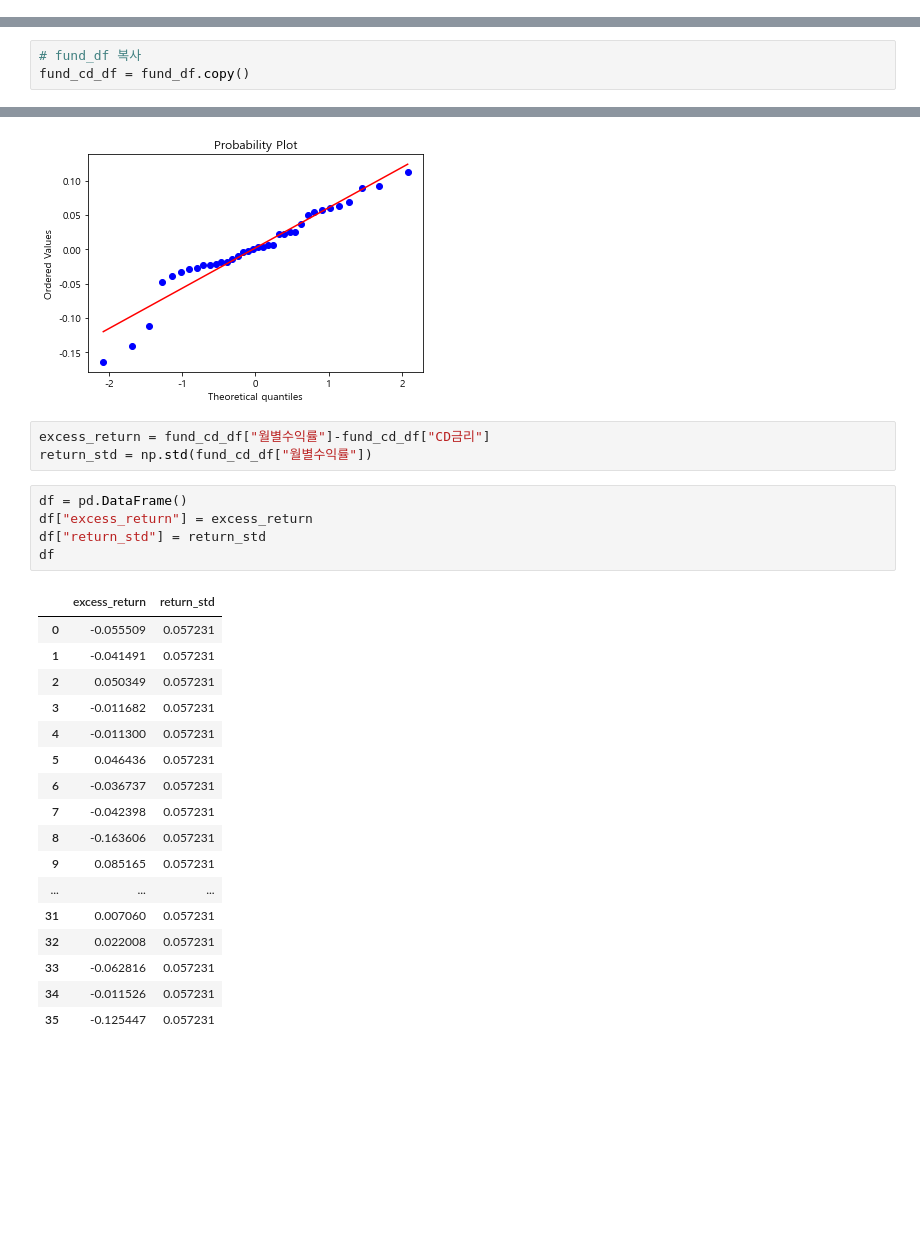
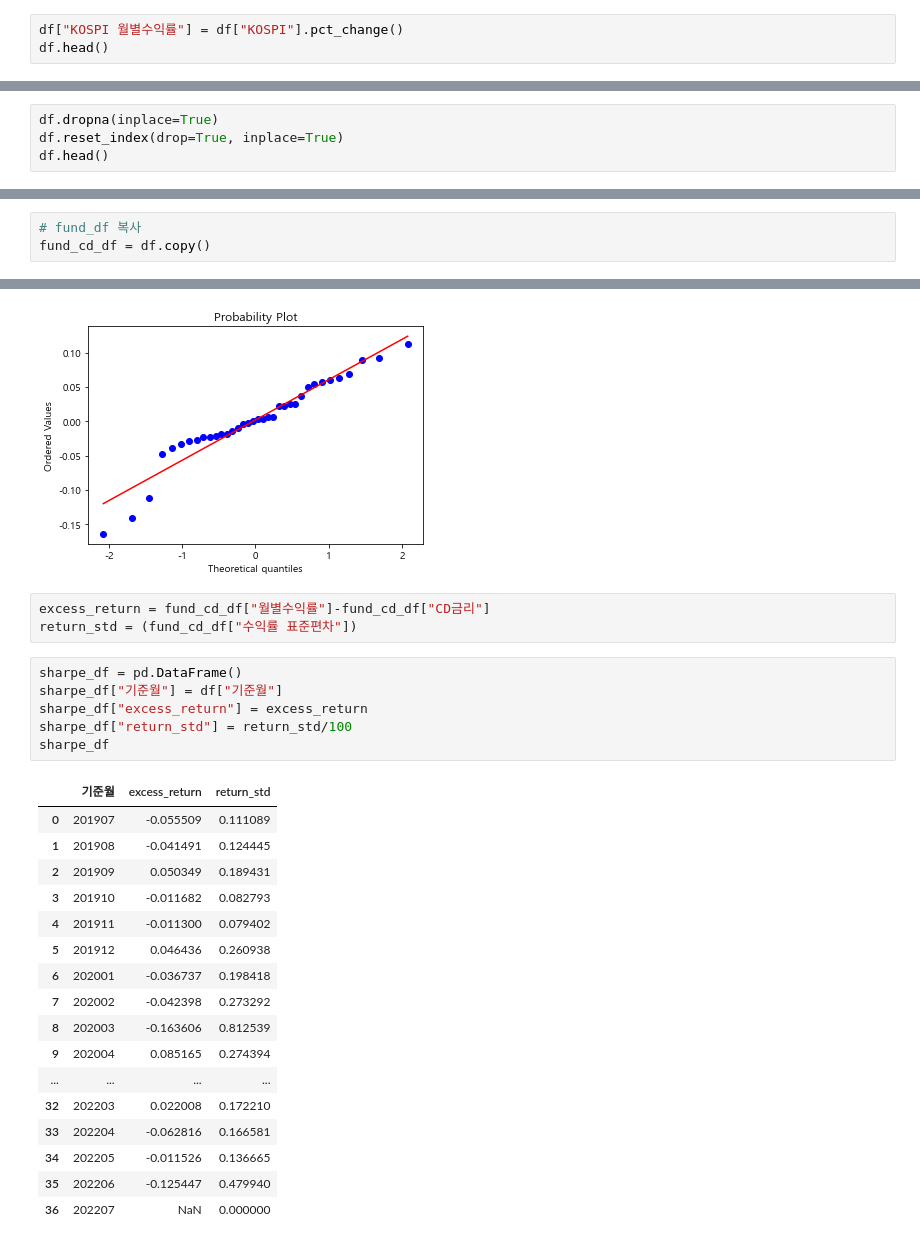
Before and after one commit to jkim0313/Hackathon_Whale, a Jupyter notebook: fund_preprocessing.ipynb, the cells around one changed output, grey strips where cells are left out. Saved outputs shown, nothing was run; the diff lists cells and outputs as text; blank space fills up the shorter version.

```diff
--- a/fund_preprocessing.ipynb
+++ b/fund_preprocessing.ipynb
@@ -267,0 +199,3 @@ df
+# %%
+df["KOSPI 월별수익률"] = df["KOSPI"].pct_change()
+df.head()
@@ -267,0 +209,4 @@ df
+# %%
+df.dropna(inplace=True)
+df.reset_index(drop=True, inplace=True)
+df.head()
@@ -316,7 +268,7 @@ cd_df.head()
 | 4 | 2019/11 | 1.52 |
 # %%
 # fund_df 복사
-fund_cd_df = fund_df.copy()
+fund_cd_df = df.copy()
 # %%
 # CD금리 컬럼 추가
 fund_cd_df["CD금리"] = cd_df["원자료"]
@@ -442,28 +390,29 @@ stats.probplot(np.log1p(fund_cd_df["월별수익률"]), plot=plt)
 [figure]
 # %%
 excess_return = fund_cd_df["월별수익률"]-fund_cd_df["CD금리"]
-return_std = np.std(fund_cd_df["월별수익률"])
+return_std = (fund_cd_df["수익률 표준편차"])
 # %%
-df = pd.DataFrame()
-df["excess_return"] = excess_return
-df["return_std"] = return_std
-df
+sharpe_df = pd.DataFrame()
+sharpe_df["기준월"] = df["기준월"]
+sharpe_df["excess_return"] = excess_return
+sharpe_df["return_std"] = return_std/100
+sharpe_df
 # %% [output]
-|  | excess_return | return_std |
-| 0 | -0.055509 | 0.057231 |
-| 1 | -0.041491 | 0.057231 |
-| 2 | 0.050349 | 0.057231 |
-| 3 | -0.011682 | 0.057231 |
-| 4 | -0.011300 | 0.057231 |
-| 5 | 0.046436 | 0.057231 |
-| 6 | -0.036737 | 0.057231 |
-| 7 | -0.042398 | 0.057231 |
-| 8 | -0.163606 | 0.057231 |
-| 9 | 0.085165 | 0.057231 |
-| ... | ... | ... |
-| 31 | 0.007060 | 0.057231 |
-| 32 | 0.022008 | 0.057231 |
-| 33 | -0.062816 | 0.057231 |
-| 34 | -0.011526 | 0.057231 |
-| 35 | -0.125447 | 0.057231 |
+|  | 기준월 | excess_return | return_std |
+| 0 | 201907 | -0.055509 | 0.111089 |
+| 1 | 201908 | -0.041491 | 0.124445 |
+| 2 | 201909 | 0.050349 | 0.189431 |
+| 3 | 201910 | -0.011682 | 0.082793 |
+| 4 | 201911 | -0.011300 | 0.079402 |
+| 5 | 201912 | 0.046436 | 0.260938 |
+| 6 | 202001 | -0.036737 | 0.198418 |
+| 7 | 202002 | -0.042398 | 0.273292 |
+| 8 | 202003 | -0.163606 | 0.812539 |
+| 9 | 202004 | 0.085165 | 0.274394 |
+| ... | ... | ... | ... |
+| 32 | 202203 | 0.022008 | 0.172210 |
+| 33 | 202204 | -0.062816 | 0.166581 |
+| 34 | 202205 | -0.011526 | 0.136665 |
+| 35 | 202206 | -0.125447 | 0.479940 |
+| 36 | 202207 | NaN | 0.000000 |
 # %%
```
Also changed, not shown: parts of 29 cells of this notebook.
